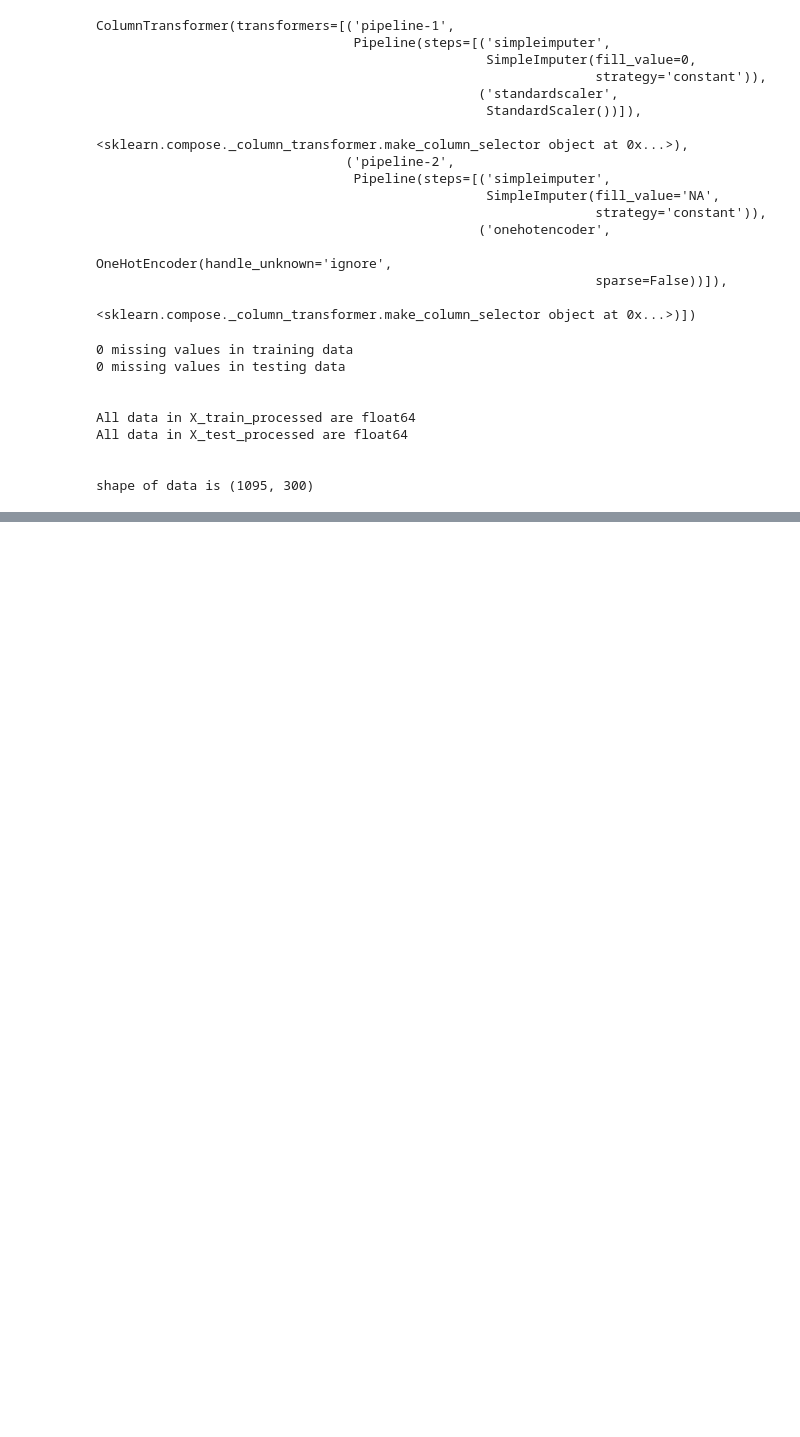
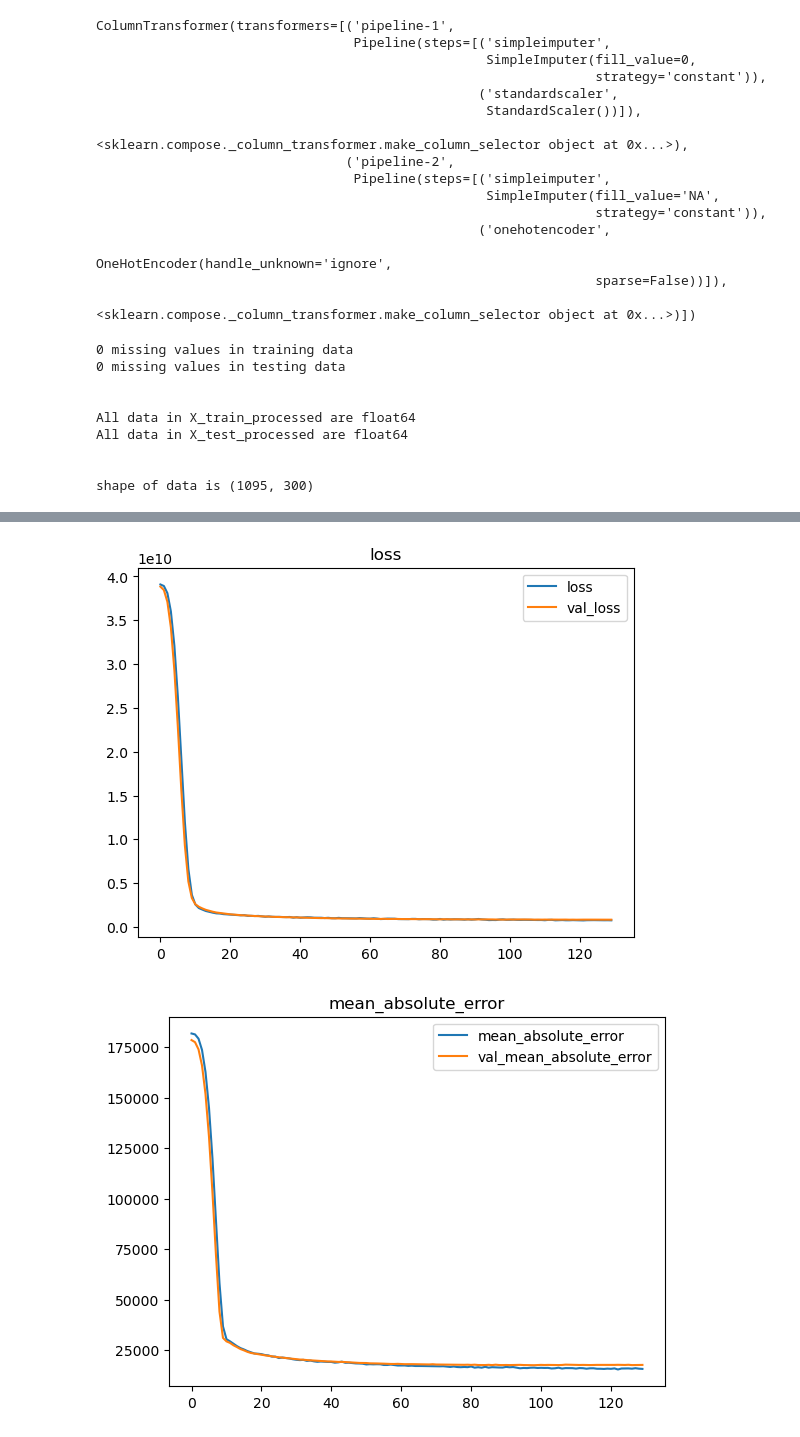
Before and after one commit to mikemenj/Assignments, a Jupyter notebook: Neural Network Exercise.ipynb, the cells around one changed output, grey strips where cells are left out. Saved outputs shown, nothing was run; the diff lists cells and outputs as text; code cells hidden in the pictures; blank space fills up the shorter version.

```diff
--- a/Neural Network Exercise.ipynb
+++ b/Neural Network Exercise.ipynb
@@ -192,0 +215,15 @@ shape of data is (1095, 300)
+# %%
+# Learning history plotting function
+def plot_history(history):
+  """Takes a keras model learning history and plots each metric"""
+
+  metrics = history.history.keys()
+
+  for metric in metrics:
+      if not 'val' in metric:
+        plt.plot(history.history[f'{metric}'], label=f'{metric}')
+        if f'val_{metric}' in metrics:
+          plt.plot(history.history[f'val_{metric}'], label=f'val_{metric}')
+        plt.legend()
+        plt.title(f'{metric}')
+        plt.show()
@@ -192,0 +409,29 @@ shape of data is (1095, 300)
+# %%
+%%time
+
+# compile model with additional metrics
+reg_model.compile(loss='mse',
+                  optimizer='adam',
+                  metrics=[metrics.MeanAbsoluteError(),
+                           metrics.RootMeanSquaredError()])
+
+history = reg_model.fit(X_train_processed, y_train,
+                        validation_data = (X_test_processed, y_test),
+                        epochs=550,
+                        verbose=0
+                        #add early stopping
+                        ,callbacks=[EarlyStopping(patience=10)]
+                       )
+
+# plot learning
+plot_history(history)
+
+# evaluate model
+y_pred = reg_model.predict(X_test_processed)
+
+print(f'final RMSE: {np.sqrt(mean_squared_error(y_test, y_pred))}')
+print(f'final MAE: {mean_absolute_error(y_test, y_pred)}')
+print(f'final R2: {r2_score(y_test, y_pred)}')
+# %% [output]
+[figure, added]
+[figure, added]
```
Also changed, not shown: parts of 20 cells of this notebook.
